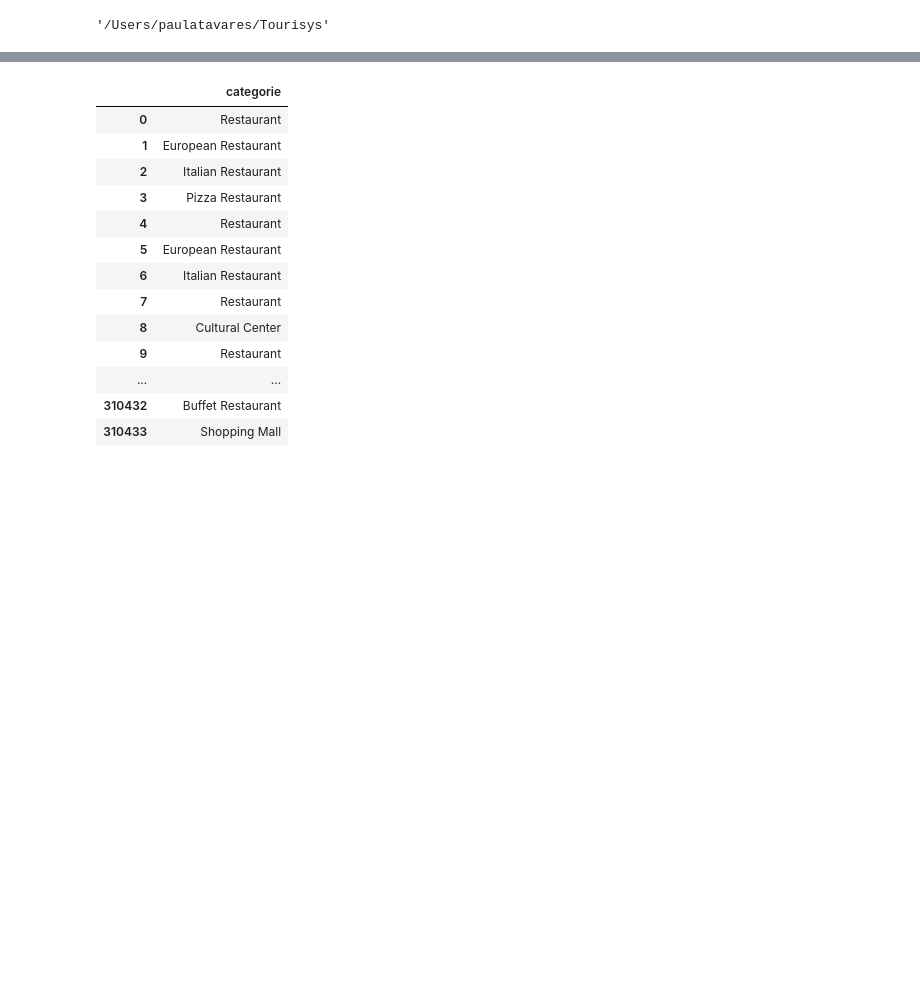
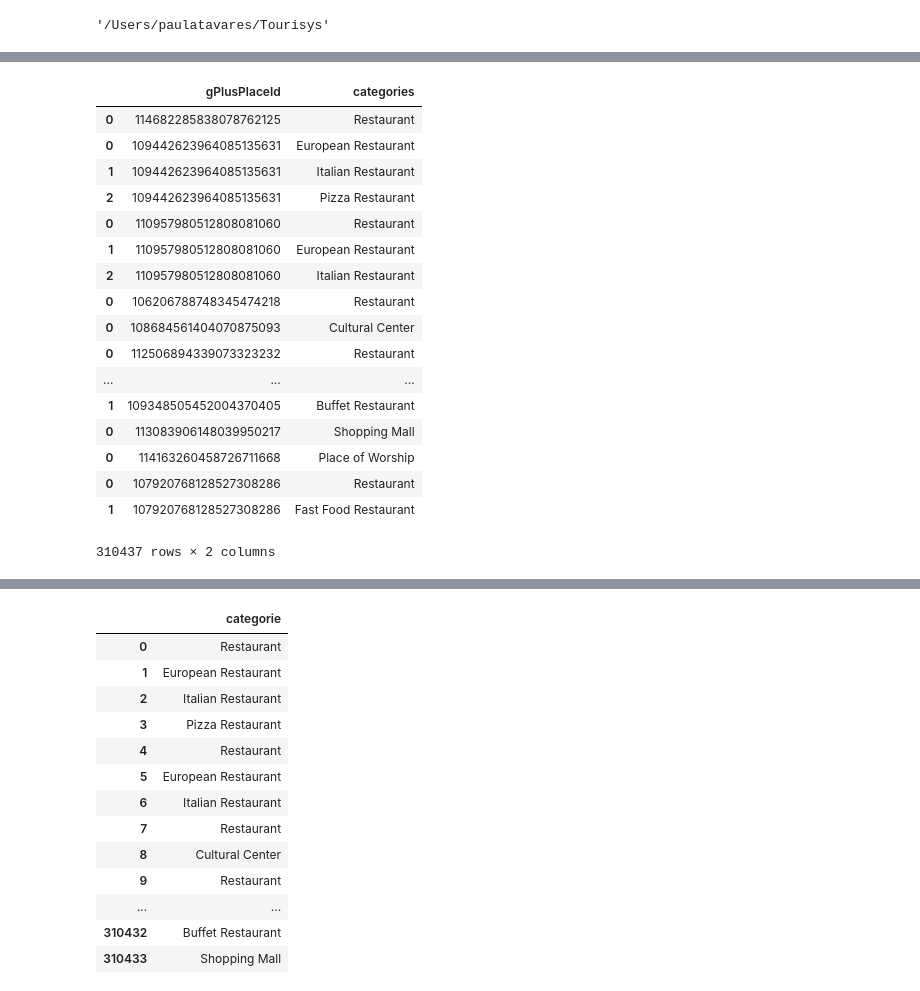
Before and after one commit to paulatavares16/Tourisys, a Jupyter notebook: reviews-categories.ipynb, the cells around one changed output, grey strips where cells are left out. Drawn from its saved outputs; the diff is of its cells as text; code cells hidden in the pictures; blank space fills up the shorter version.

```diff
--- a/reviews-categories.ipynb
+++ b/reviews-categories.ipynb
@@ -23,0 +49,21 @@ reviews = pandas.DataFrame.from_records(list_)
+# %%
+reviews.set_index('gPlusPlaceId').categories.apply(pandas.Series).stack().reset_index(level=0).rename(columns={0:'categories'})
+# %% [output]
+|  | gPlusPlaceId | categories |
+| 0 | 114682285838078762125 | Restaurant |
+| 0 | 109442623964085135631 | European Restaurant |
+| 1 | 109442623964085135631 | Italian Restaurant |
+| 2 | 109442623964085135631 | Pizza Restaurant |
+| 0 | 110957980512808081060 | Restaurant |
+| 1 | 110957980512808081060 | European Restaurant |
+| 2 | 110957980512808081060 | Italian Restaurant |
+| 0 | 106206788748345474218 | Restaurant |
+| 0 | 108684561404070875093 | Cultural Center |
+| 0 | 112506894339073323232 | Restaurant |
+| ... | ... | ... |
+| 1 | 109348505452004370405 | Buffet Restaurant |
+| 0 | 113083906148039950217 | Shopping Mall |
+| 0 | 114163260458726711668 | Place of Worship |
+| 0 | 107920768128527308286 | Restaurant |
+| 1 | 107920768128527308286 | Fast Food Restaurant |
+310437 rows × 2 columns
```
Also changed, not shown: parts of 6 cells of this notebook, 4 other files.
